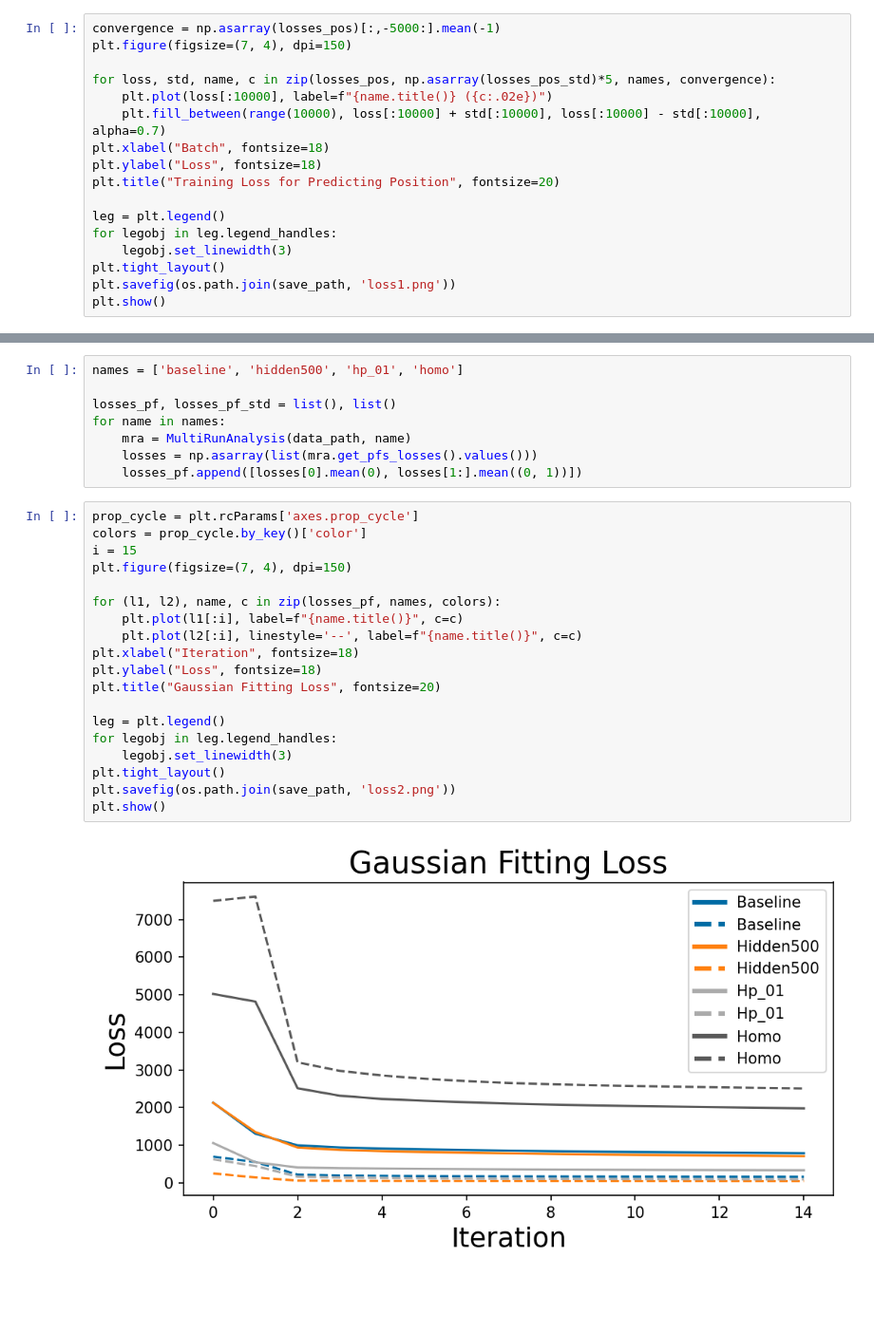
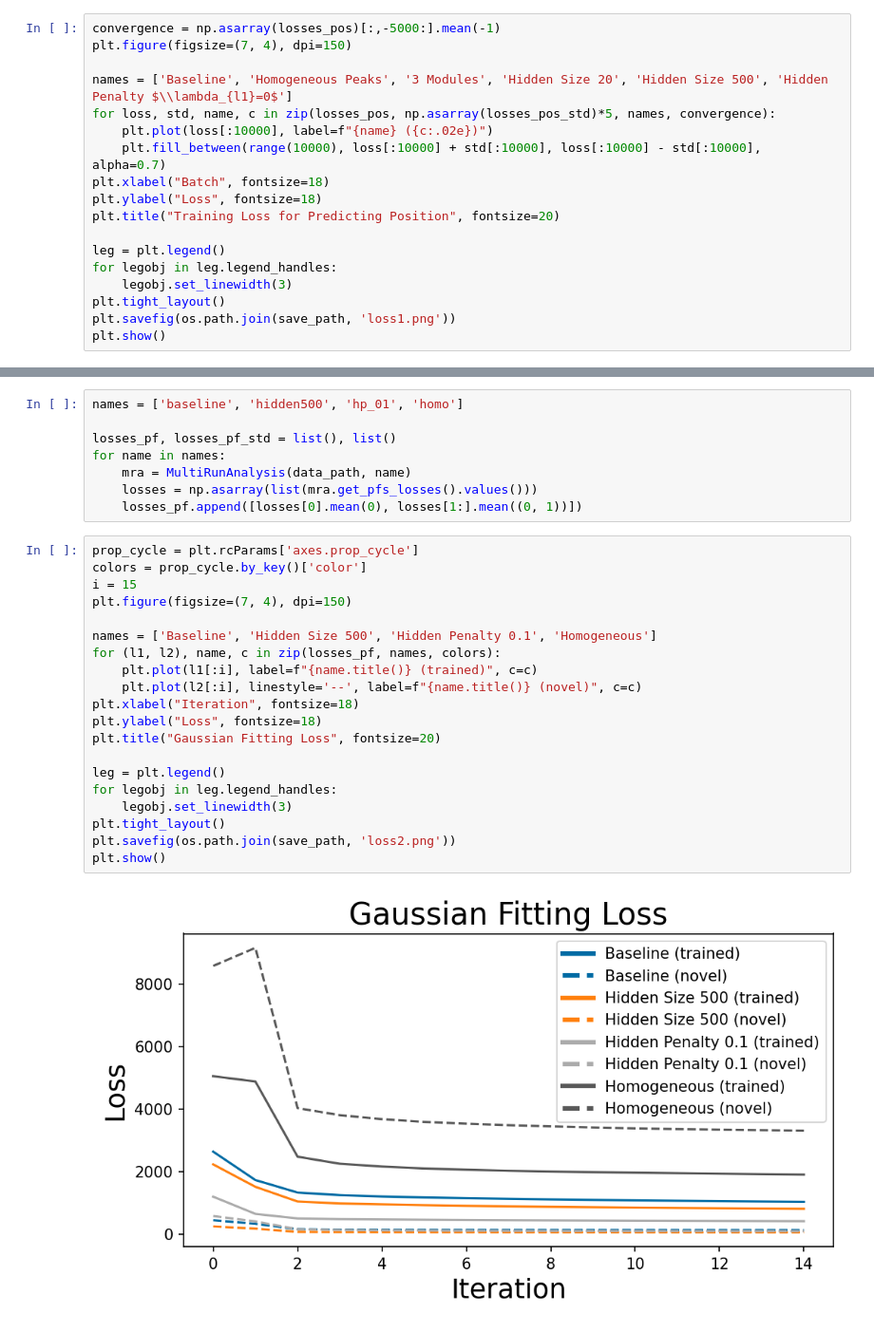
Before and after one commit to ChackMociute/Master-Thesis, a Jupyter notebook: analysis/losses.ipynb, the cells around one changed output, grey strips where cells are left out. Shown at 95% size. Cells and saved outputs as stored; diff of their text form; blank space fills up the shorter version.

Commit message:
Updated plots with new data

```diff
--- a/analysis/losses.ipynb
+++ b/analysis/losses.ipynb
@@ -28,8 +28,9 @@ for name in names:
 convergence = np.asarray(losses_pos)[:,-5000:].mean(-1)
 plt.figure(figsize=(7, 4), dpi=150)
 
+names = ['Baseline', 'Homogeneous Peaks', '3 Modules', 'Hidden Size 20', 'Hidden Size 500', 'Hidden Penalty $\\lambda_{l1}=0$']
 for loss, std, name, c in zip(losses_pos, np.asarray(losses_pos_std)*5, names, convergence):
-    plt.plot(loss[:10000], label=f"{name.title()} ({c:.02e})")
+    plt.plot(loss[:10000], label=f"{name} ({c:.02e})")
     plt.fill_between(range(10000), loss[:10000] + std[:10000], loss[:10000] - std[:10000], alpha=0.7)
 plt.xlabel("Batch", fontsize=18)
 plt.ylabel("Loss", fontsize=18)
@@ -54,21 +55,22 @@ for name in names:
 # %%
 prop_cycle = plt.rcParams['axes.prop_cycle']
 colors = prop_cycle.by_key()['color']
 i = 15
 plt.figure(figsize=(7, 4), dpi=150)
 
+names = ['Baseline', 'Hidden Size 500', 'Hidden Penalty 0.1', 'Homogeneous']
 for (l1, l2), name, c in zip(losses_pf, names, colors):
-    plt.plot(l1[:i], label=f"{name.title()}", c=c)
-    plt.plot(l2[:i], linestyle='--', label=f"{name.title()}", c=c)
+    plt.plot(l1[:i], label=f"{name.title()} (trained)", c=c)
+    plt.plot(l2[:i], linestyle='--', label=f"{name.title()} (novel)", c=c)
 plt.xlabel("Iteration", fontsize=18)
 plt.ylabel("Loss", fontsize=18)
 plt.title("Gaussian Fitting Loss", fontsize=20)
 
 leg = plt.legend()
 for legobj in leg.legend_handles:
     legobj.set_linewidth(3)
 plt.tight_layout()
 plt.savefig(os.path.join(save_path, 'loss2.png'))
 plt.show()
 # %% [output]
-[figure, old version]
+[figure, new version]
```
Also changed, not shown: parts of 1 cell of this notebook, 10 other files.
